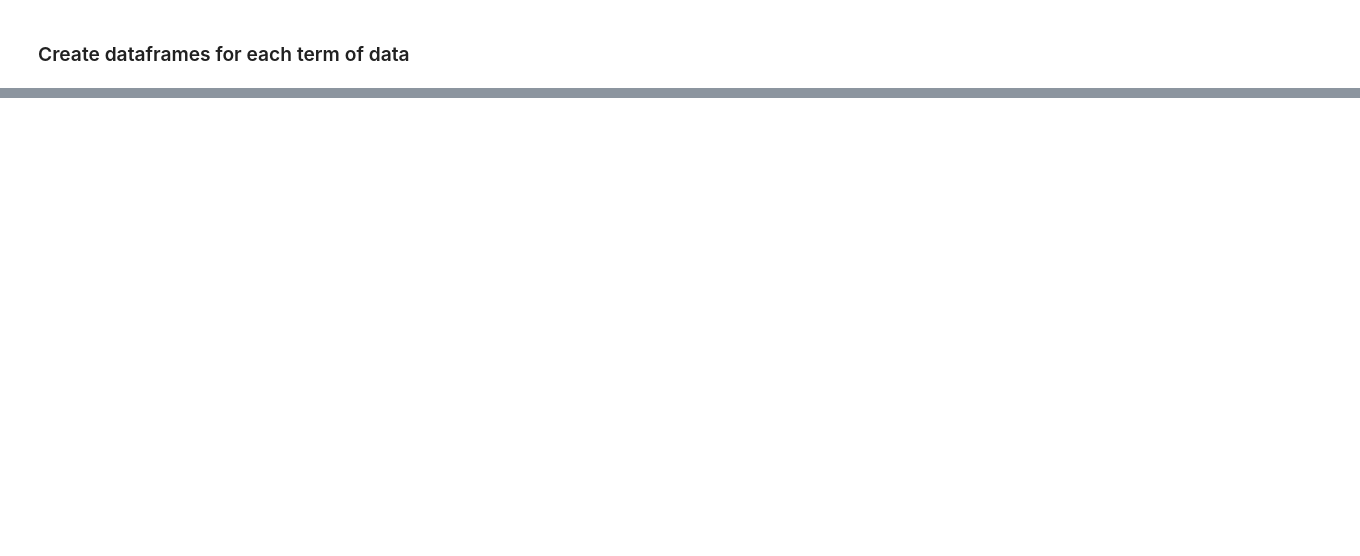
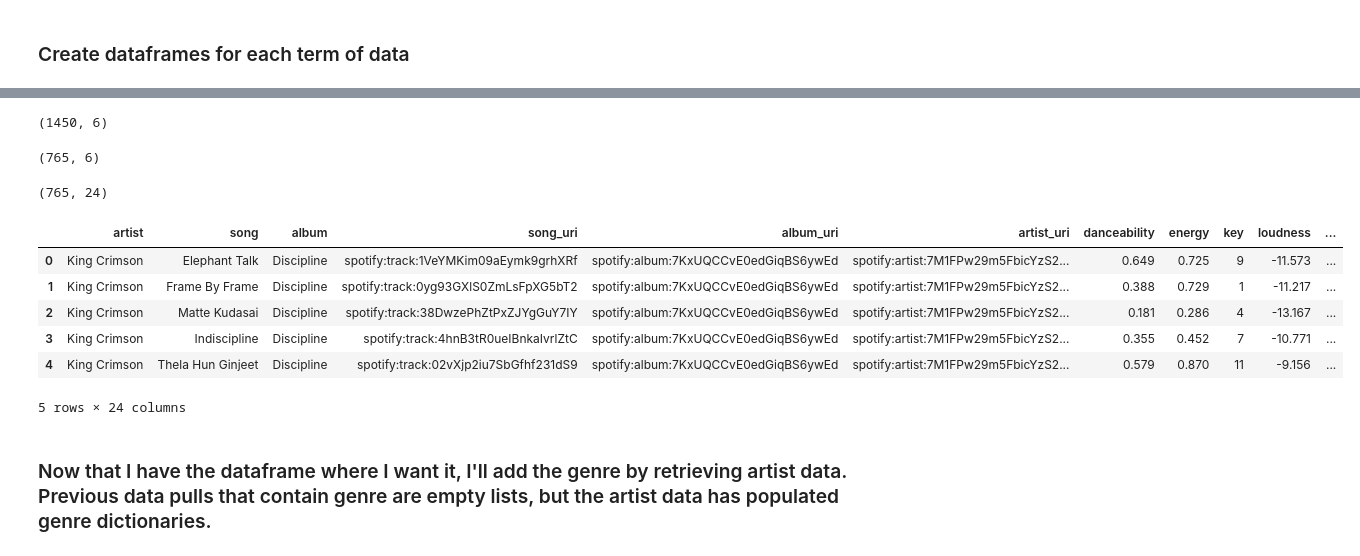
Before and after one commit to wheelerjoshua/spotify_classification_project, a Jupyter notebook: workbook.ipynb, the cells around one changed output, grey strips where cells are left out. Cells and saved outputs as stored; diff of their text form; code cells hidden in the pictures; blank space fills up the shorter version.

```diff
--- a/workbook.ipynb
+++ b/workbook.ipynb
@@ -168,0 +189,30 @@ df[df.term == 'short']
+# %%
+# check shape
+df.shape
+# %% [output]
+(1450, 6)
+# %%
+# drop duplicates
+df.drop_duplicates(inplace=True)
+df.shape
+# %% [output]
+(765, 6)
+# %%
+# pull audio features of all songs
+audio_features = []
+for row in df.itertuples():
+    audio_features.append(sp.audio_features(tracks = row.song_uri))
+# %%
+# create dataframe of audio features
+audio_features_df = pd.DataFrame.from_dict(audio_features)
+# %%
+# turn dicionary of columns to complete dataframe
+audio_features_df = audio_features_df[0].dropna().apply(pd.Series)
+# %%
+# merge audio features data with songs dataframe
+df = pd.merge(df,audio_features_df,how='right',left_on='song_uri',right_on='uri')
+# %%
+# check shape
+df.shape
+# %% [output]
+(765, 24)
@@ -168,0 +221,13 @@ df[df.term == 'short']
+# %%
+# check the dataframe
+df.head()
+# %% [output]
+|  | artist | song | album | song_uri | album_uri | artist_uri | danceability | energy | key | loudness | ... |
+| 0 | King Crimson | Elephant Talk | Discipline | spotify:track:1VeYMKim09aEymk9grhXRf | spotify:album:7KxUQCCvE0edGiqBS6ywEd | spotify:artist:7M1FPw29m5FbicYzS2... | 0.649 | 0.725 | 9 | -11.573 | ... |
+| 1 | King Crimson | Frame By Frame | Discipline | spotify:track:0yg93GXlS0ZmLsFpXG5bT2 | spotify:album:7KxUQCCvE0edGiqBS6ywEd | spotify:artist:7M1FPw29m5FbicYzS2... | 0.388 | 0.729 | 1 | -11.217 | ... |
+| 2 | King Crimson | Matte Kudasai | Discipline | spotify:track:38DwzePhZtPxZJYgGuY7IY | spotify:album:7KxUQCCvE0edGiqBS6ywEd | spotify:artist:7M1FPw29m5FbicYzS2... | 0.181 | 0.286 | 4 | -13.167 | ... |
+| 3 | King Crimson | Indiscipline | Discipline | spotify:track:4hnB3tR0ueIBnkaIvrlZtC | spotify:album:7KxUQCCvE0edGiqBS6ywEd | spotify:artist:7M1FPw29m5FbicYzS2... | 0.355 | 0.452 | 7 | -10.771 | ... |
+| 4 | King Crimson | Thela Hun Ginjeet | Discipline | spotify:track:02vXjp2iu7SbGfhf231dS9 | spotify:album:7KxUQCCvE0edGiqBS6ywEd | spotify:artist:7M1FPw29m5FbicYzS2... | 0.579 | 0.870 | 11 | -9.156 | ... |
+5 rows × 24 columns
+# %% [markdown]
+### Now that I have the dataframe where I want it, I'll add the genre by retrieving artist data. Previous data pulls that contain genre are empty lists, but the artist data has populated genre dictionaries.
```
Also changed, not shown: parts of 51 cells of this notebook, 3 other files.
